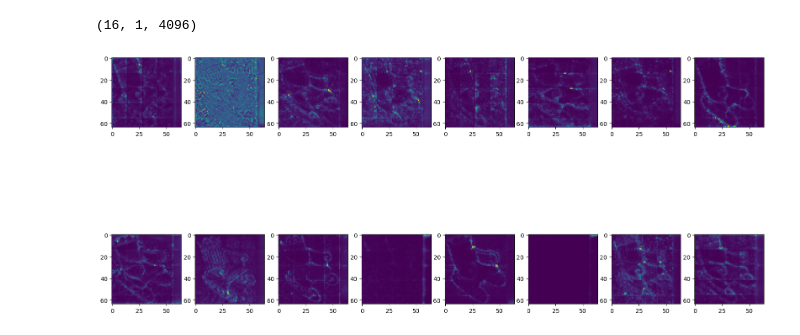
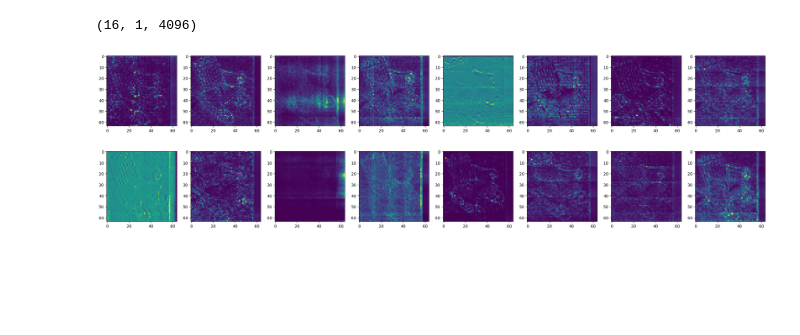
Before and after one commit to hchautran/SAM_Quantization, a Jupyter notebook: encoder.ipynb, the cells around one changed output. Saved outputs shown, nothing was run; the diff lists cells and outputs as text; code cells hidden in the pictures; blank space fills up the shorter version.

```diff
--- a/encoder.ipynb
+++ b/encoder.ipynb
@@ -80,6 +80,6 @@ dict_keys(['block_0_x', 'block_0_attn', 'block_0_attn_mean', 'block_0_q', 'block
 # %%
 
-def get_attention_map(layer_idx:int):
+def get_attention_map_hat(layer_idx:int):
     attn = ImageEncoderViTObserver.attention_score[f'block_{layer_idx}_attn'][0]
     return attn
 
@@ -87,17 +87,23 @@ def get_attention_map_mean(layer_idx:int):
     attn = ImageEncoderViTObserver.attention_score[f'block_{layer_idx}_attn_mean'][0]
     return attn
 
+
+def get_attention_map_ori(layer_idx:int):
+    attn = ImageEncoderViTObserver.attention_score[f'block_{layer_idx}_attn_ori'][0]
+    return attn
+
+
 def get_feature(layer_idx:int):
     x = ImageEncoderViTObserver.attention_score[f'block_{layer_idx}_x'][0]
     return x
 def get_q(layer_idx:int):
-    x = ImageEncoderViTObserver.attention_score[f'block_{layer_idx}_q'][0]
+    x = ImageEncoderViTObserver.attention_score[f'block_{layer_idx}_q_hat'][0]
     return x
 def get_k(layer_idx:int):
-    x = ImageEncoderViTObserver.attention_score[f'block_{layer_idx}_k'][0]
+    x = ImageEncoderViTObserver.attention_score[f'block_{layer_idx}_k_hat'][0]
     return x
 def get_v(layer_idx:int):
-    x = ImageEncoderViTObserver.attention_score[f'block_{layer_idx}_v'][0]
+    x = ImageEncoderViTObserver.attention_score[f'block_{layer_idx}_v_hat'][0]
     return x
 
 def get_q_mean(layer_idx:int):
@@ -130,20 +136,25 @@ def recal_attn(q, k, v):
     return attn
 
 head_idx = 0
-layer_idx = 17
-q = get_q(layer_idx)[head_idx]
-k = get_k(layer_idx)[head_idx]
-v = get_k(layer_idx)[head_idx]
-
-ori_attn = get_attention_map(layer_idx)
-# attn_mean = get_attention_map(layer_idx)
+layer_idx = 5
+# q = get_q(layer_idx)[head_idx]
+# k = get_k(layer_idx)[head_idx]
+# v = get_k(layer_idx)[head_idx]
+attn = get_attention_map_hat(layer_idx)
+attn_mean = get_attention_map_mean(layer_idx)
+attn_ori= get_attention_map_ori(layer_idx)
 
 
 # plt.imshow(ori_attn.mean(-1).reshape(64,64))
-fig, axes = plt.subplots(2,8,figsize=(20,10))
-for i in range(8):
-    axes[0][i].imshow(ori_attn[2*i].mean(0).reshape(64,64))
-    axes[1][i].imshow(ori_attn[2*i+1].mean(0).reshape(64,64))
-# print(energy_scores.shape)
+
+def show_attn_map(attn_map):
+    fig, axes = plt.subplots(2,8,figsize=(30,8))
+    for i in range(8):
+        axes[0][i].imshow(attn_map[2*i].mean(0).reshape(64,64))
+        axes[1][i].imshow(attn_map[2*i+1].mean(0).reshape(64,64))
+    # print(energy_scores.shape)
-# %% [output]
-[figure, removed]
+# %%
+
+show_attn_map(attn_ori)
+# %% [output]
+[figure, added]
```
Also changed, not shown: parts of 8 cells of this notebook, 1 other file.
